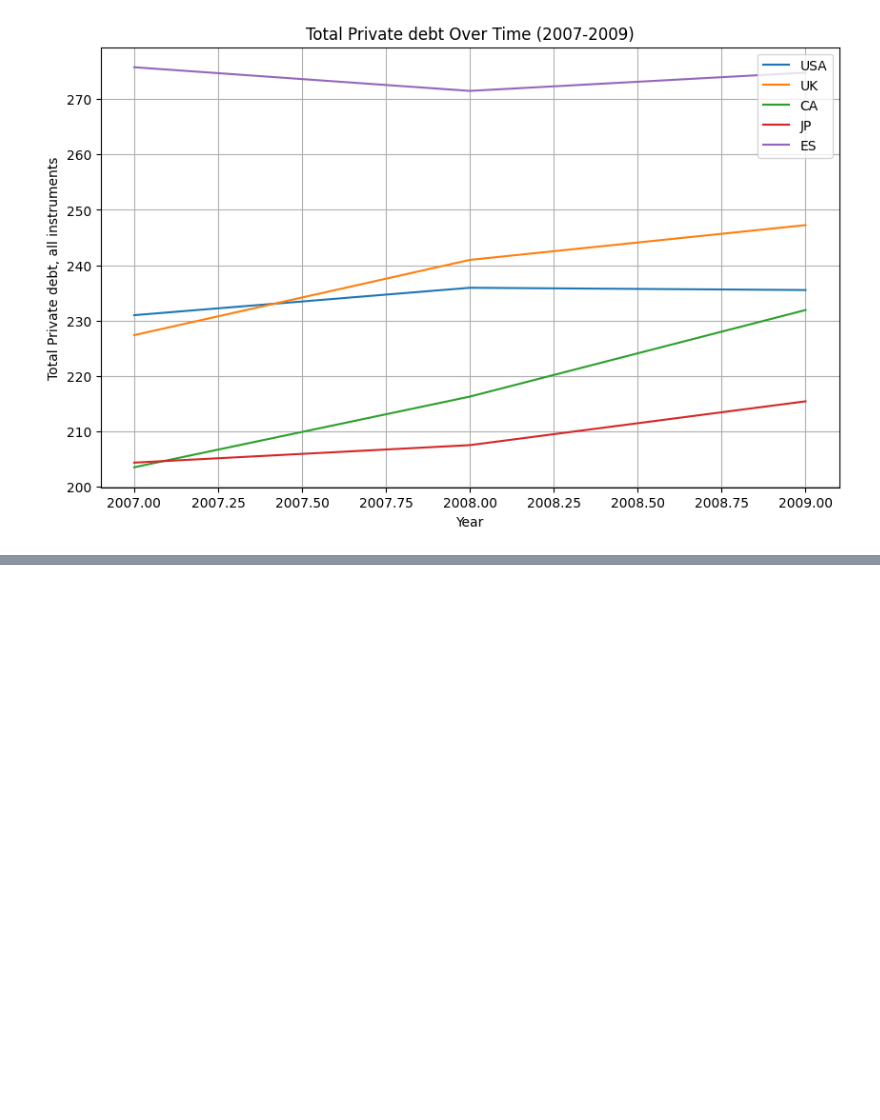
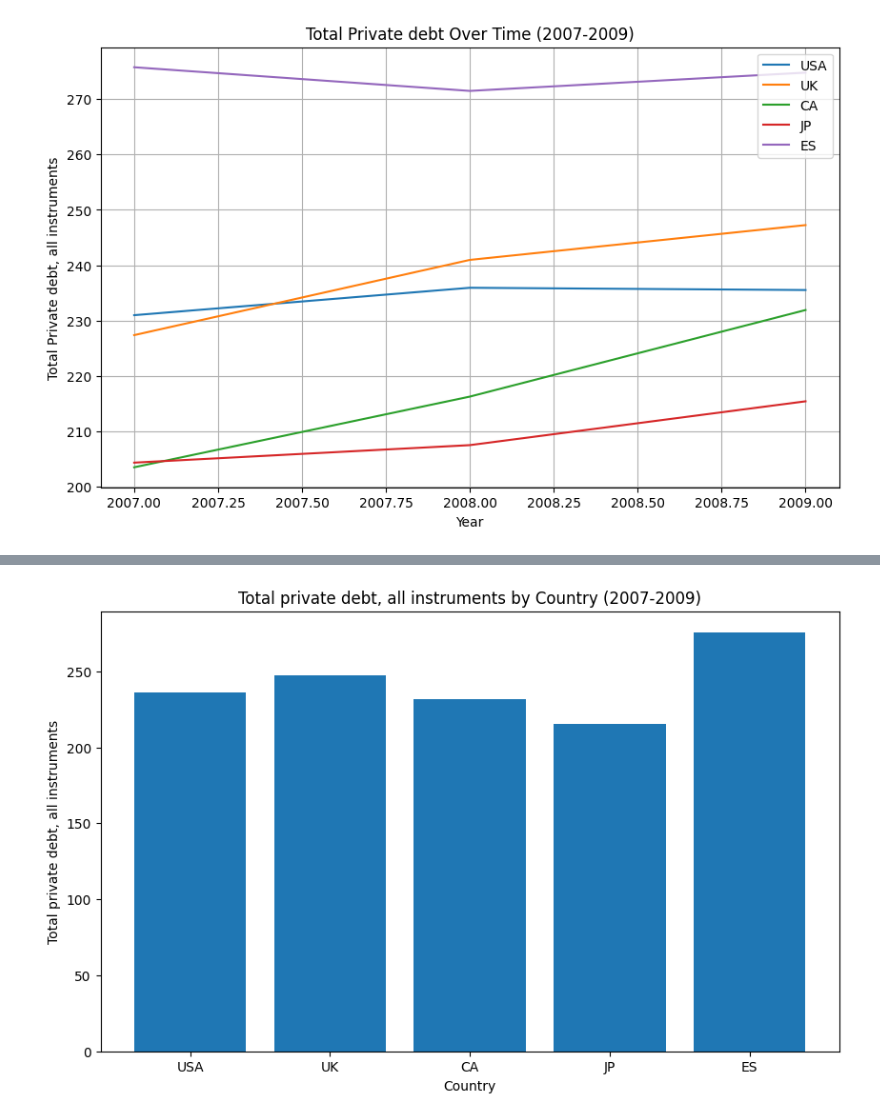
Before and after one commit to miguelorduna360-alt/Debt, a Jupyter notebook: GlobalDebtDataset.ipynb, the cells around one changed output, grey strips where cells are left out. Drawn from its saved outputs; the diff is of its cells as text; code cells hidden in the pictures; blank space fills up the shorter version.

```diff
--- a/GlobalDebtDataset.ipynb
+++ b/GlobalDebtDataset.ipynb
@@ -226,0 +236,14 @@ filteredDebt_df
+# %%
+x = filteredDebt_df["Country"]
+y = filteredDebt_df["Total private debt, all instruments"]
+
+plt.figure(figsize=(10, 6))
+plt.bar(x, y)
+
+plt.title("Total private debt, all instruments by Country (2007-2009)")
+plt.xlabel("Country")
+plt.ylabel("Total private debt, all instruments")
+
+plt.show()
+# %% [output]
+[figure, added]
```
Also changed, not shown: parts of 3 cells of this notebook.
